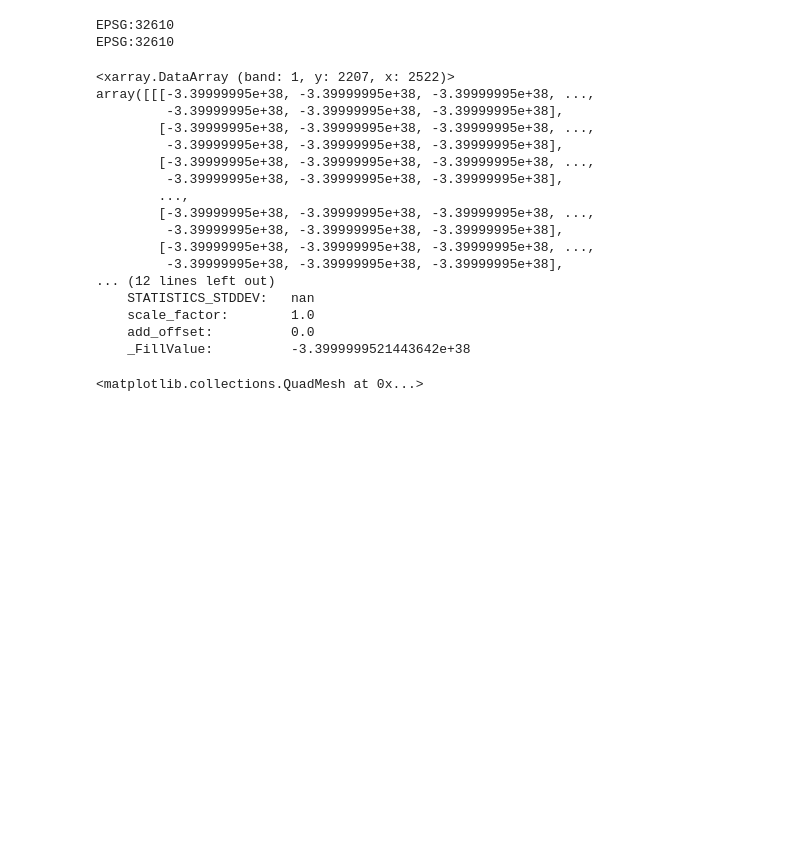
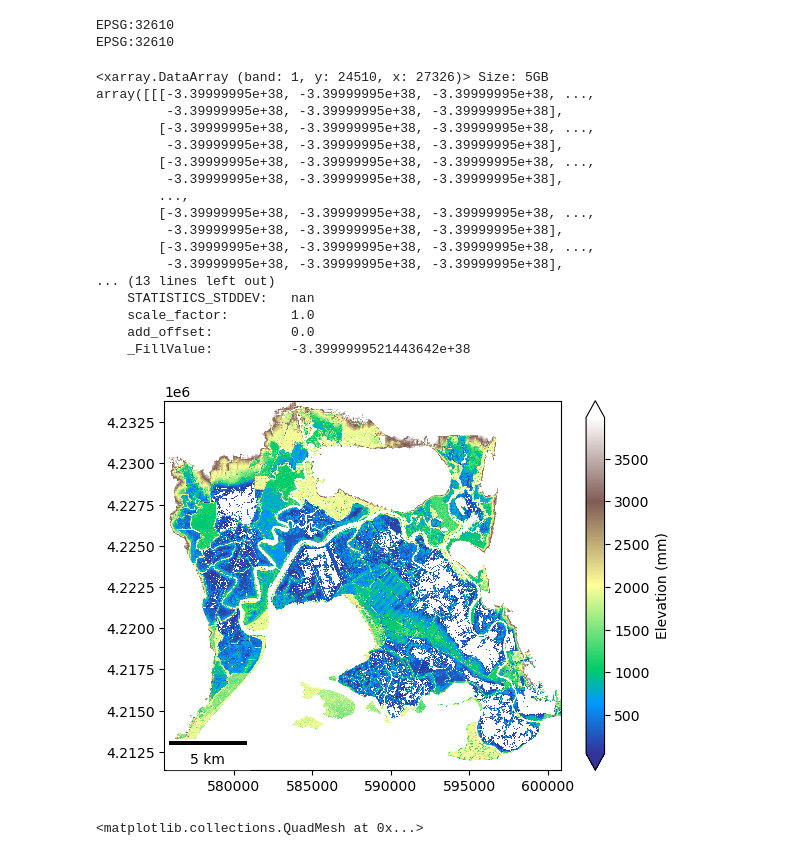
Before and after one commit to JavierLopatin/Wetland_Phenology_Python, a Jupyter notebook: 0_DEM.ipynb, the cells around one changed output. Cells and saved outputs as stored; diff of their text form; code cells hidden in the pictures; blank space fills up the shorter version.

Commit message:
plot dem

```diff
--- a/0_DEM.ipynb
+++ b/0_DEM.ipynb
@@ -36,7 +33,7 @@ dem_2.plot(robust=True, cmap='terrain', vmin=0, vmax=5, cbar_kwargs={'label': 'E
 def mask_water(prediction):
     import geopandas as gpd
     # load the shapefile
-    shp = gpd.read_file('SHP/Suisun_mask.shp')
+    shp = gpd.read_file('/Volumes/Elements/Suisun/SHP/Suisun_mask.shp')
     # get geometry
     geometry = shp.geometry
     # clip the raster. astype(float) is necessary to store NaN values
@@ -45,7 +42,7 @@ def mask_water(prediction):
 dem = mask_water(dem)
 dem
 # %% [output]
-<xarray.DataArray (band: 1, y: 2207, x: 2522)>
+<xarray.DataArray (band: 1, y: 24510, x: 27326)> Size: 5GB
 array([[[-3.39999995e+38, -3.39999995e+38, -3.39999995e+38, ...,
          -3.39999995e+38, -3.39999995e+38, -3.39999995e+38],
         [-3.39999995e+38, -3.39999995e+38, -3.39999995e+38, ...,
@@ -57,7 +54,7 @@ array([[[-3.39999995e+38, -3.39999995e+38, -3.39999995e+38, ...,
          -3.39999995e+38, -3.39999995e+38, -3.39999995e+38],
         [-3.39999995e+38, -3.39999995e+38, -3.39999995e+38, ...,
          -3.39999995e+38, -3.39999995e+38, -3.39999995e+38],
-... (12 lines left out)
+... (13 lines left out)
     STATISTICS_STDDEV:   nan
     scale_factor:        1.0
     add_offset:          0.0
@@ -68,3 +65,15 @@ dem_10 = dem.rio.reproject_match(clusters,resampling=rasterio.enums.Resampling.n
+# %%
+dem_plot = dem_10.copy()
+dem_plot = dem_plot.where(dem_plot > 0)
+dem_plot.plot(robust=True, cmap='terrain', cbar_kwargs={'label': 'Elevation (mm)'} )
+plt.title('')
+plt.xlabel('')
+plt.ylabel('')
+scalebar = ScaleBar(1, location=3)
+plt.gca().add_artist(scalebar)
+plt.savefig('outputs/DEM_SuisunMarsh_10m.png', dpi=300)
+# %% [output]
+[figure, added]
 # %%
 dem_std = dem.rio.reproject_match(clusters,resampling=rasterio.enums.Resampling.rms)
 # %%
```
Also changed, not shown: parts of 3 cells of this notebook, 1 other file.
